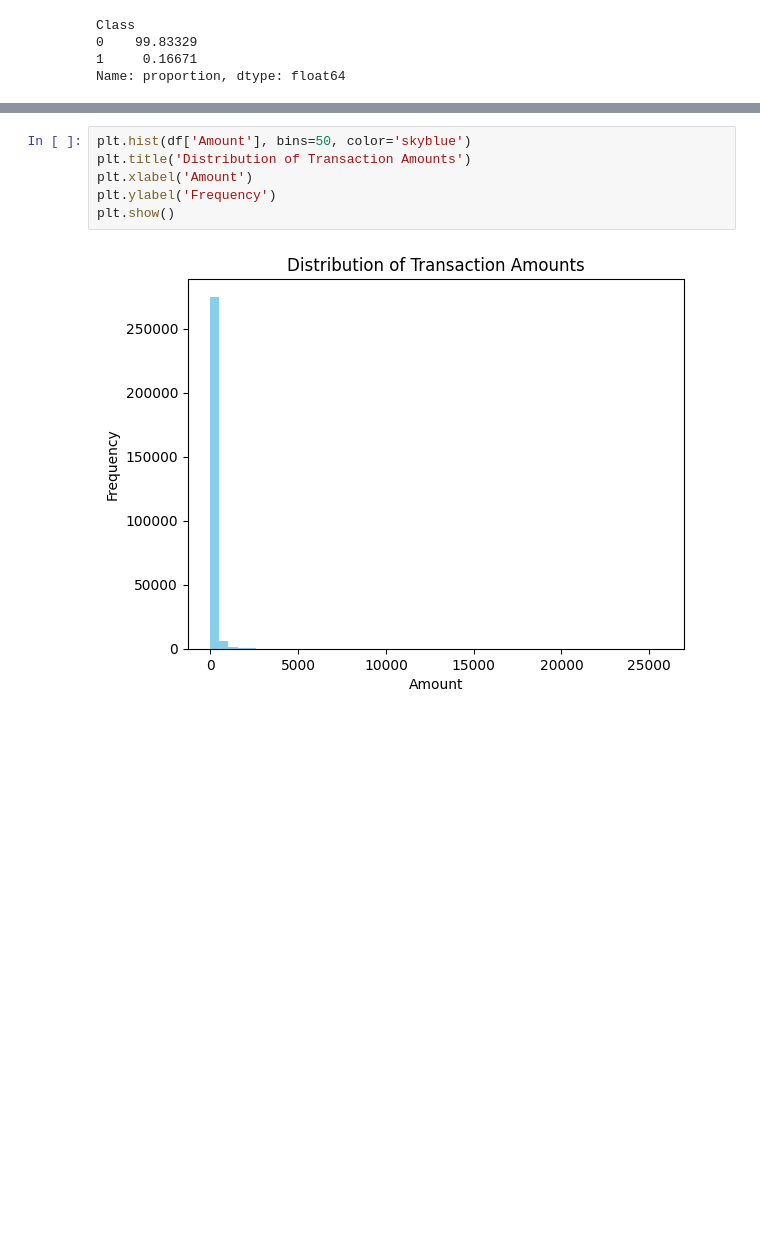
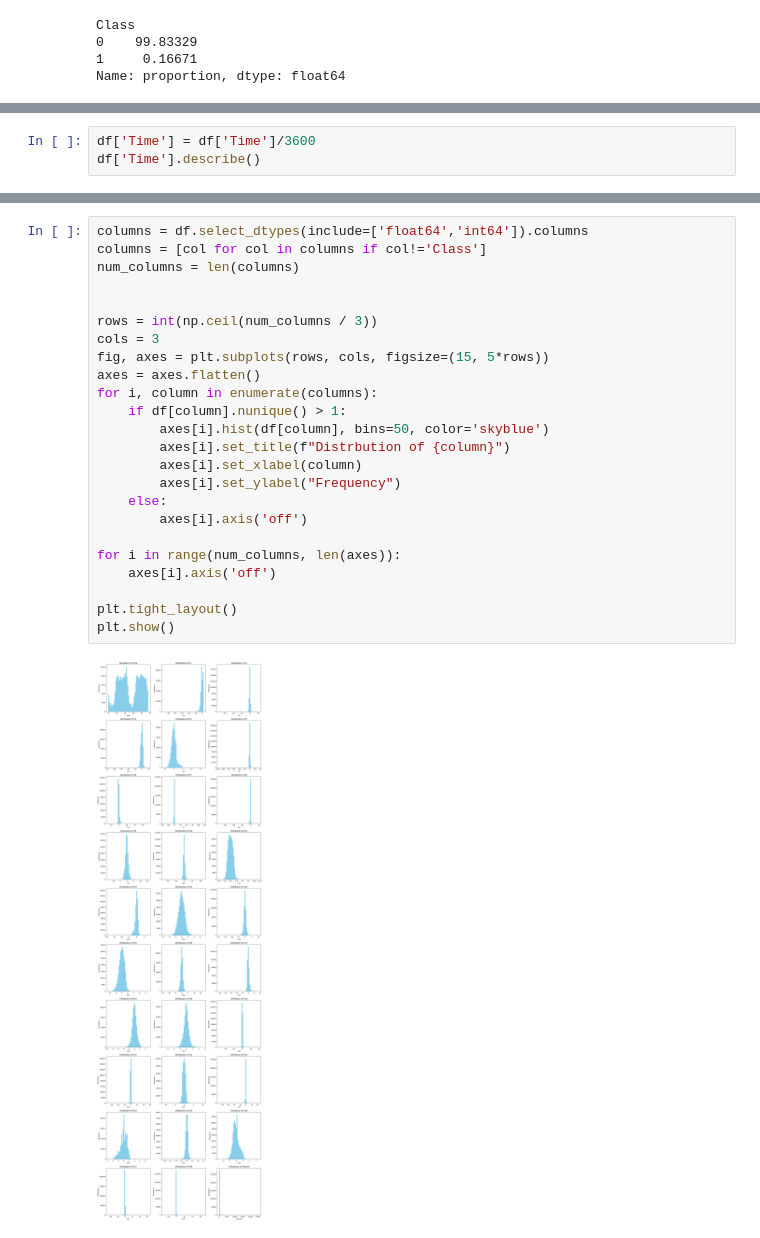
Before and after one commit to ShahadAlharbi21/fraud-detection-ml, a Jupyter notebook: fraud_detection.ipynb, the cells around one changed output, grey strips where cells are left out. Cells and saved outputs as stored; diff of their text form; blank space fills up the shorter version.

Commit message:
more data exploration and visualization

```diff
--- a/fraud_detection.ipynb
+++ b/fraud_detection.ipynb
@@ -90,0 +103,3 @@ df.describe()
+# %%
+df['Time'] = df['Time']/3600
+df['Time'].describe()
@@ -111,8 +144,26 @@ dtype: float64
 # %%
-plt.hist(df['Amount'], bins=50, color='skyblue')
-plt.title('Distribution of Transaction Amounts')
-plt.xlabel('Amount')
-plt.ylabel('Frequency')
+columns = df.select_dtypes(include=['float64','int64']).columns
+columns = [col for col in columns if col!='Class']
+num_columns = len(columns)
+
+
+rows = int(np.ceil(num_columns / 3))
+cols = 3
+fig, axes = plt.subplots(rows, cols, figsize=(15, 5*rows))
+axes = axes.flatten()
+for i, column in enumerate(columns):
+    if df[column].nunique() > 1:
+        axes[i].hist(df[column], bins=50, color='skyblue')
+        axes[i].set_title(f"Distrbution of {column}")
+        axes[i].set_xlabel(column)
+        axes[i].set_ylabel("Frequency")
+    else:
+        axes[i].axis('off')
+
+for i in range(num_columns, len(axes)):
+    axes[i].axis('off')
+
+plt.tight_layout()
 plt.show()
 # %% [output]
-[figure, old version]
+[figure, new version]
```
Also changed, not shown: parts of 16 cells of this notebook.
